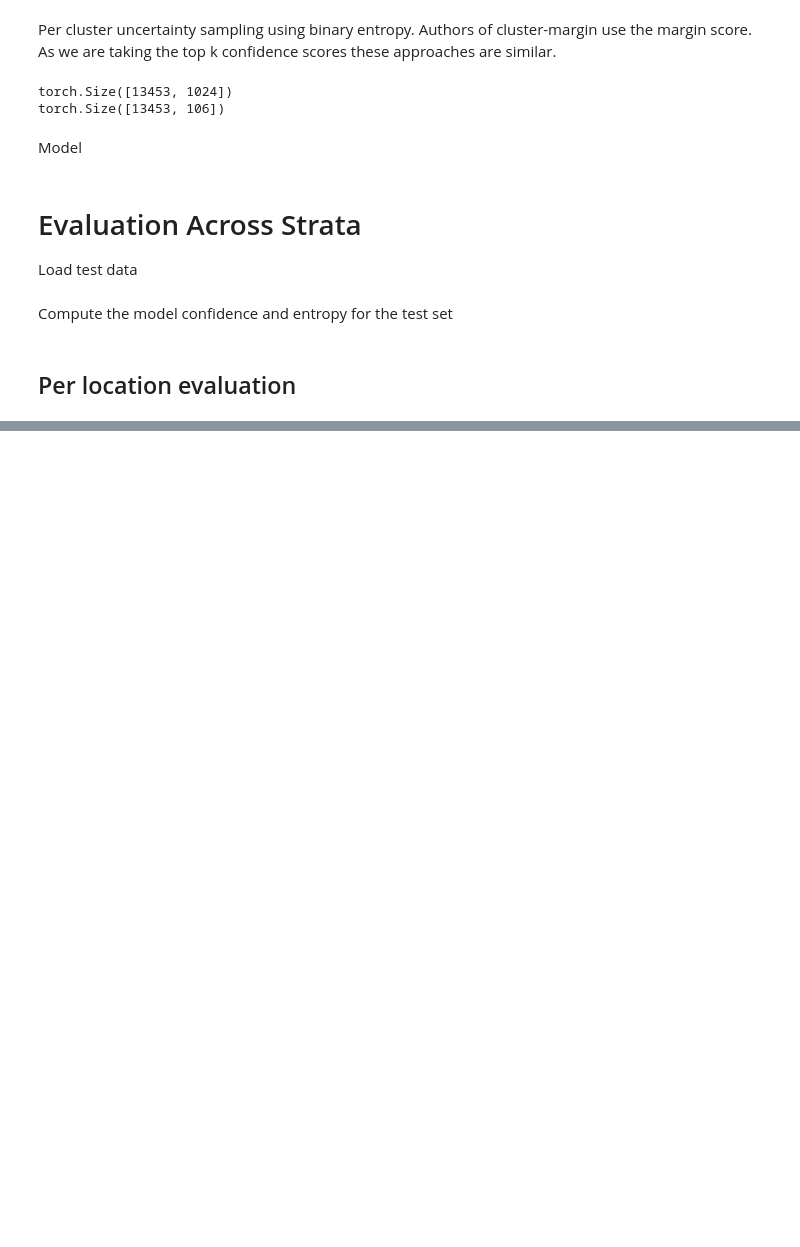
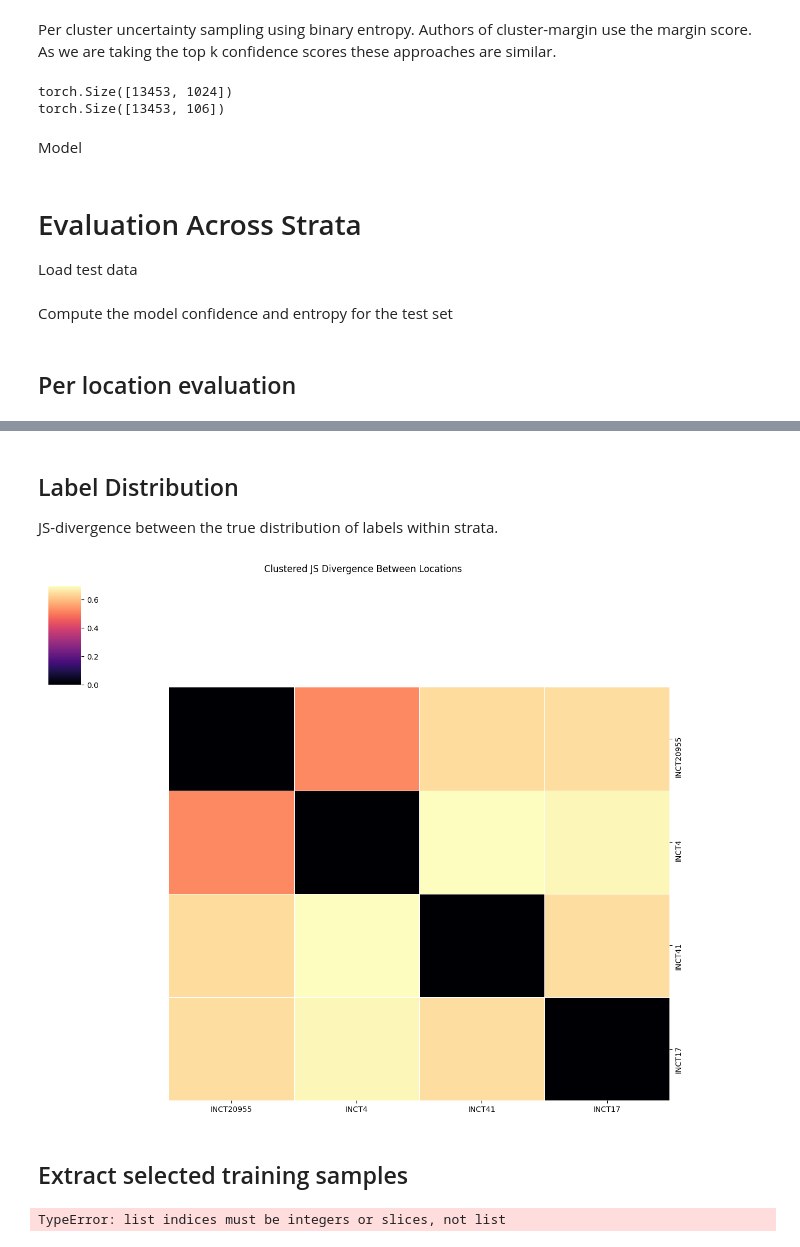
Before and after one commit to BenMcEwen1/Stratified-Sampling, a Jupyter notebook: spatiotemporal_stratified.ipynb, the cells around one changed output, grey strips where cells are left out. Drawn from its saved outputs; the diff is of its cells as text; code cells hidden in the pictures; blank space fills up the shorter version.

```diff
--- a/spatiotemporal_stratified.ipynb
+++ b/spatiotemporal_stratified.ipynb
@@ -599,0 +630,31 @@ correlation(sorted_indices, probabilities=y_pred_test)
+# %% [markdown]
+## Label Distribution
+
+JS-divergence between the true distribution of labels within strata.
+# %%
+
+correlation(sorted_indices, labels=tensor_y_test, mode="labels")
+# %% [output]
+[figure, added]
+# %% [markdown]
+## Extract selected training samples
+# %%
+import shutil
+
+file_path = "WABAD/samples_train"
+out_path = "extracted"
+
+filenames_df = train_filenames[all_selected]
+
+if os.path.exists(out_path):
+    shutil.rmtree(out_path)
+
+os.makedirs(out_path, exist_ok=True)
+
+for file in list(filenames_df):
+    try:
+        shutil.copyfile(f"{file_path}/{file}", f"{out_path}/{file}")
+    except:
+        print(f"Failed to copy {file}")
+# %% [output]
+TypeError: list indices must be integers or slices, not list
```
Also changed, not shown: parts of 16 cells of this notebook, 6 other files.
